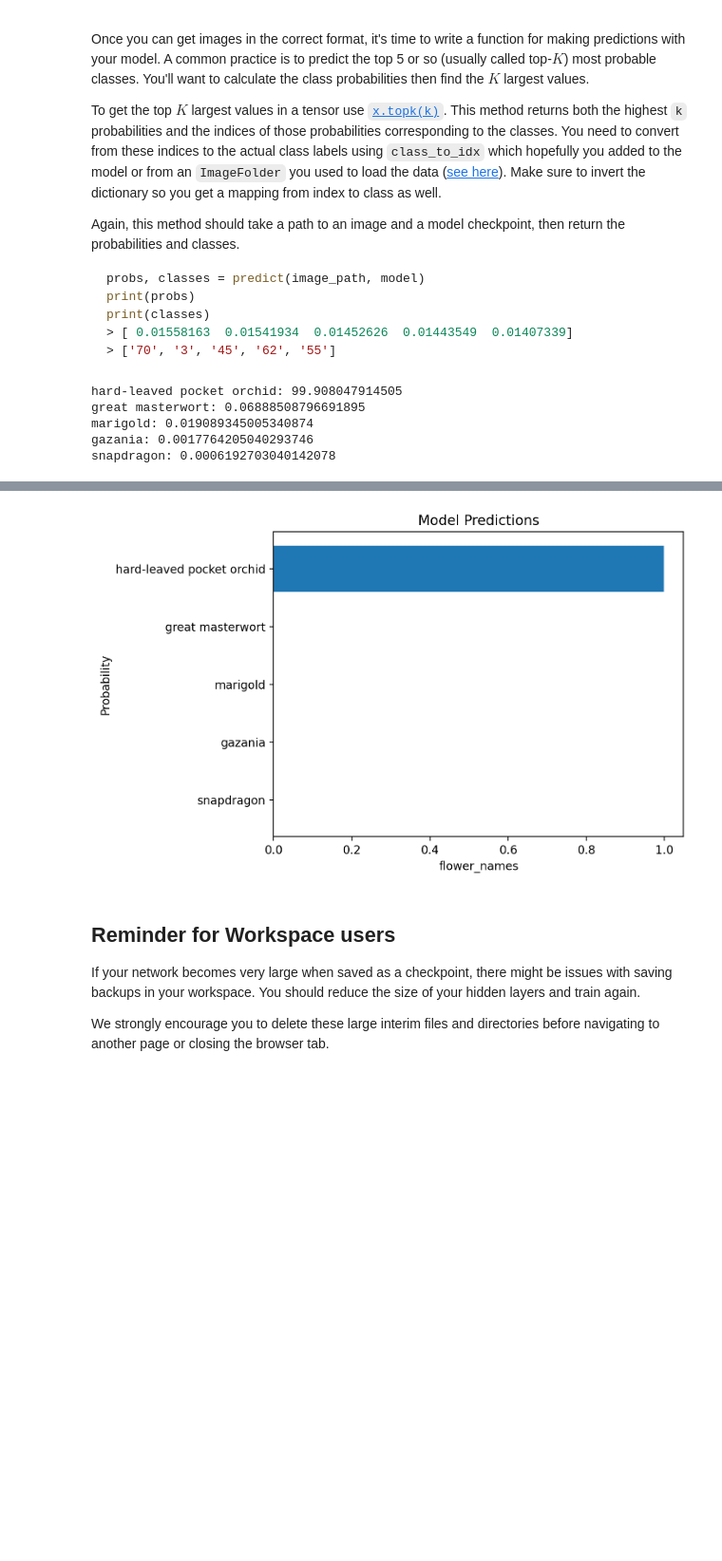
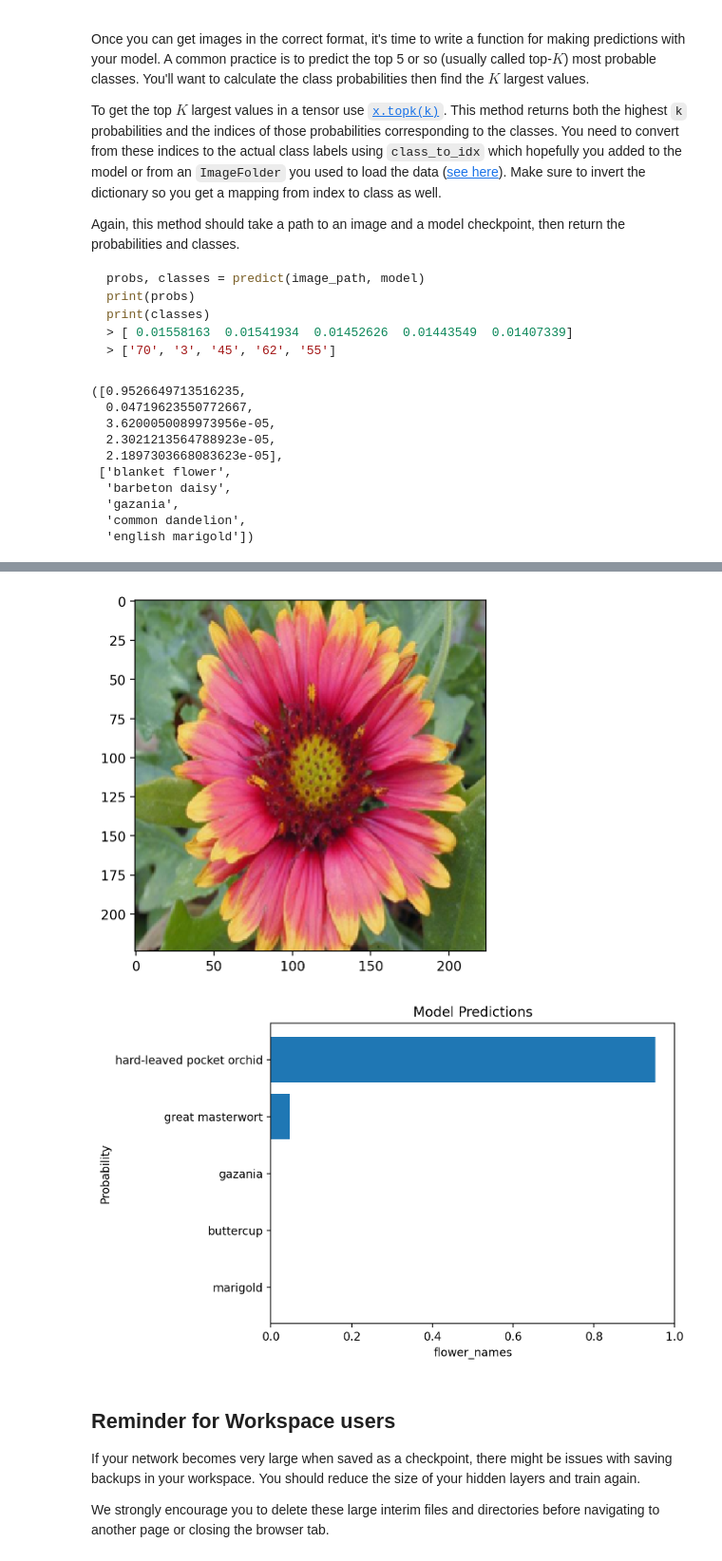
Before and after one commit to kranthikirang/udacity_own_image_classifier, a Jupyter notebook: Image Classifier Project.ipynb, the cells around one changed output, grey strips where cells are left out. Shown at 95% size. Saved outputs shown, nothing was run; the diff lists cells and outputs as text; code cells hidden in the pictures; blank space fills up the shorter version.

```diff
--- a/Image Classifier Project.ipynb
+++ b/Image Classifier Project.ipynb
@@ -133,11 +129,3 @@ with open('cat_to_name.json', 'r') as f:
 print(cat_to_name)
 # %% [output]
 {'21': 'fire lily', '3': 'canterbury bells', '45': 'bolero deep blue', '1': 'pink primrose', '34': 'mexican aster', '27': 'prince of wales feathers', '7': 'moon orchid', '16': 'globe-flower', '25': 'g ...
-# %%
-data_iter = iter(testloader)
-
-images, labels = next(data_iter)
-fig, axes = plt.subplots(figsize=(10,4), ncols=4)
-for ii in range(4):
-    ax = axes[ii]
-    helper.imshow(images[ii], ax=ax, normalize=False)
@@ -319,7 +294,7 @@ with torch.no_grad():
 #         print(len(images))
         model.eval()
         images, labels = images.to(device), labels.to(device)
-        output = model.forward(images)
+        output = model(images)
         loss = criterion(output, labels)
         test_loss += loss.item()
         ps = torch.exp(output)
@@ -537,32 +496,39 @@ def predict(image_path, model, topk=5, ret_dict=False):
     img = torch.unsqueeze(img,0).to(device).float()
 
     model.eval()
-    logps = model.forward(img)
+    logps = model(img)
     ps = torch.exp(logps)
     top_p, top_class = ps.topk(topk, dim=1)
     class_list= top_class.tolist()[0]
     p_list = top_p.tolist()[0]
 #     print(cat_to_name['2'])
+
+    idx_to_flower = {v:cat_to_name[k] for k, v in model.class_to_idx.items()}
+    predicted_flowers_list = [idx_to_flower[i] for i in class_list]
+#     print(predicted_flowers_list)
     if ret_dict:
         classes = {}
-        for index, item in enumerate(class_list):
-            classes[cat_to_name[str(item)]]=p_list[index]*100
+        for index, item in enumerate(predicted_flowers_list):
+            classes[item]=p_list[index]*100
 
         return classes
     else:
-        classes = []
-        for item in class_list:
-            classes.append(cat_to_name[str(item)])
-        return p_list, classes
+        return p_list, predicted_flowers_list
 
+# predict(sanity_image, model)
 for item, value in predict(sanity_image, model, ret_dict=True).items():
     print(f'{item}: {value}')
 # %% [output]
-hard-leaved pocket orchid: 99.908047914505
-great masterwort: 0.06888508796691895
-marigold: 0.019089345005340874
-gazania: 0.0017764205040293746
-snapdragon: 0.0006192703040142078
+([0.9526649713516235,
+  0.04719623550772667,
+  3.6200050089973956e-05,
+  2.3021213564788923e-05,
+  2.1897303668083623e-05],
+ ['blanket flower',
+  'barbeton daisy',
+  'gazania',
+  'common dandelion',
+  'english marigold'])
 # %% [markdown]
 ## Sanity Checking
 
@@ -572,31 +538,34 @@ Now that you can use a trained model for predictions, check to make sure it make
 
 You can convert from the class integer encoding to actual flower names with the `cat_to_name.json` file (should have been loaded earlier in the notebook). To show a PyTorch tensor as an image, use the `imshow` function defined above.
 # %%
-# imshow(process_image(sanity_image))
+# sanity_image="flowers/test/31/image_08070.jpg"
+
+imshow(process_image(sanity_image))
 
 import seaborn as sb
 
 base_color = sb.color_palette()[4]
 
 probs, labels = predict(sanity_image, model)
 
 # plt.figure()
 # plt.bar(labels, probs)
 # plt.xlabel('flower_names')
 # plt.ylabel('Probability')
 # plt.xticks(rotation=90)
 
 plt.figure()
 plt.barh(labels, width=probs)
 plt.title('Model Predictions')
 plt.xlabel('flower_names')
 plt.ylabel('Probability')
 plt.gca().invert_yaxis()
 plt.show()
 
 plt.show() # shows diagram
 # %% [output]
-[figure, old version]
+[figure, new version]
+[figure, added]
 # %% [markdown]
 ## Reminder for Workspace users
 If your network becomes very large when saved as a checkpoint, there might be issues with saving backups in your workspace. You should reduce the size of your hidden layers and train again.
```
Also changed, not shown: parts of 7 cells of this notebook, 6 other files.
